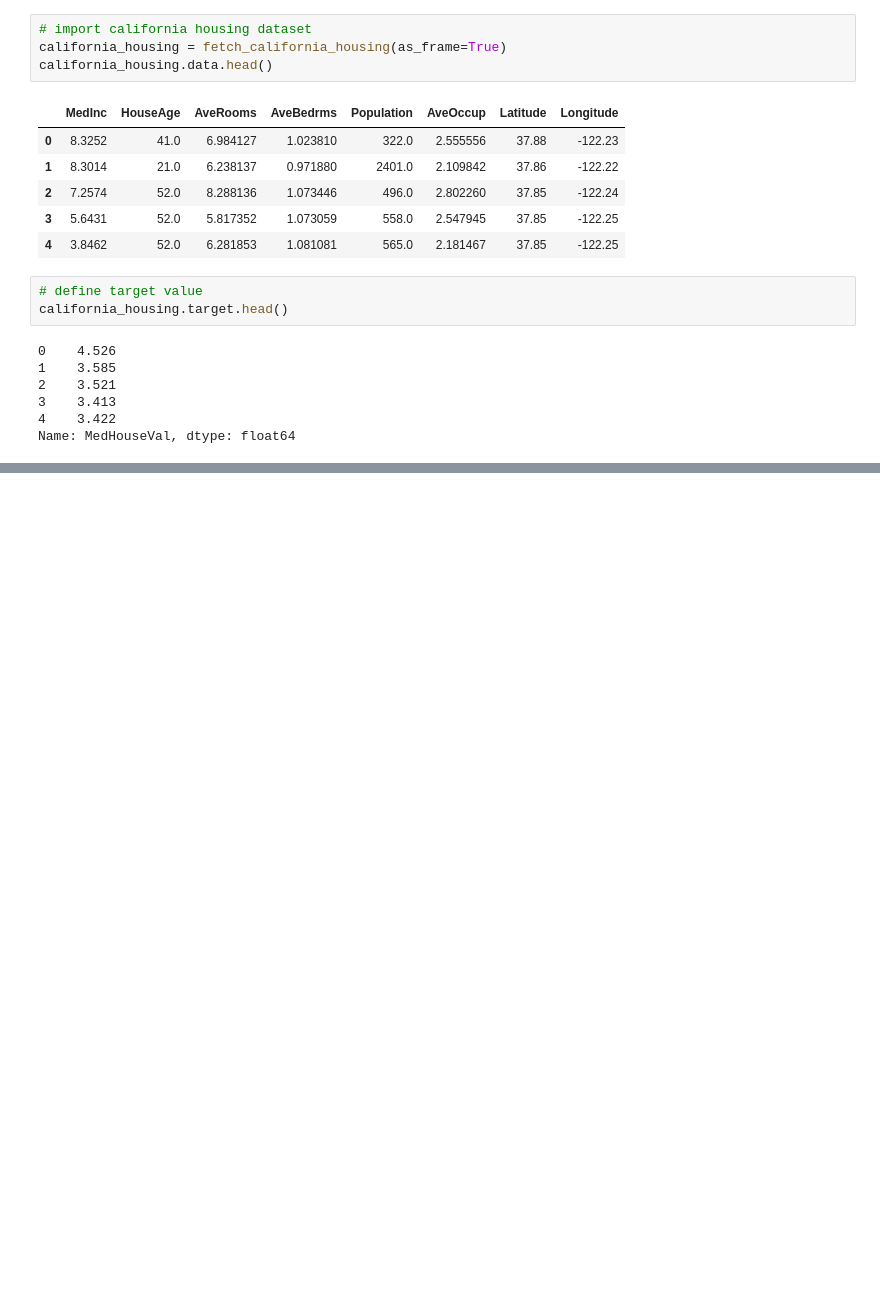
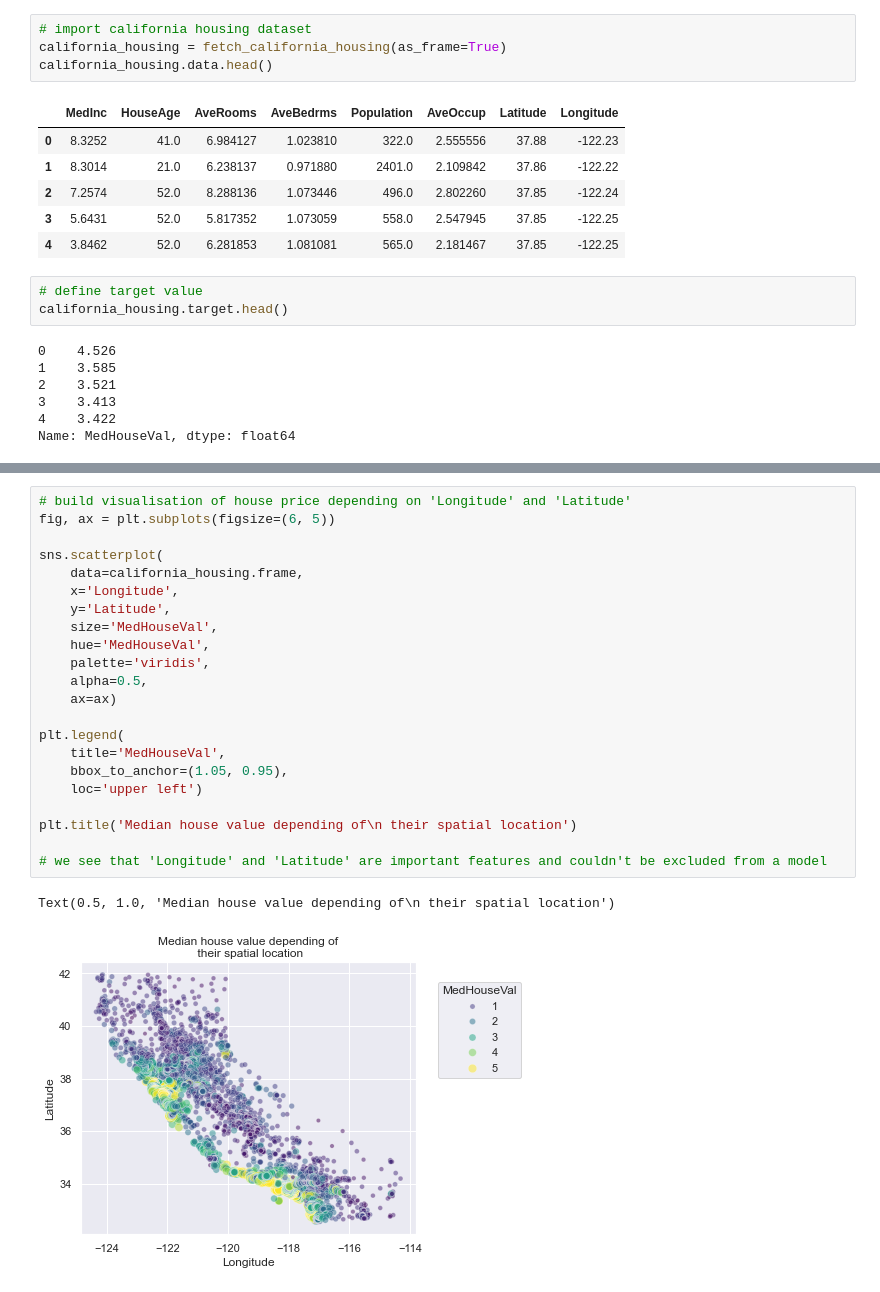
Before and after one commit to LesyaTkachuk/goit-machine-learning-msds, a Jupyter notebook: dz_mod_04_oleksandra_tkachuk.ipynb, the cells around one changed output, grey strips where cells are left out. Drawn from its saved outputs; the diff is of its cells as text; blank space fills up the shorter version.

```diff
--- a/dz_mod_04_oleksandra_tkachuk.ipynb
+++ b/dz_mod_04_oleksandra_tkachuk.ipynb
@@ -131,2 +121,27 @@ Name: AveRooms, dtype: float64
+# %%
+# build visualisation of house price depending on 'Longitude' and 'Latitude'
+fig, ax = plt.subplots(figsize=(6, 5))
+
+sns.scatterplot(
+    data=california_housing.frame,
+    x='Longitude',
+    y='Latitude',
+    size='MedHouseVal',
+    hue='MedHouseVal',
+    palette='viridis',
+    alpha=0.5,
+    ax=ax)
+
+plt.legend(
+    title='MedHouseVal',
+    bbox_to_anchor=(1.05, 0.95),
+    loc='upper left')
+
+plt.title('Median house value depending of\n their spatial location')
+
+# we see that 'Longitude' and 'Latitude' are important features and couldn't be excluded from a model
+# %% [output]
+Text(0.5, 1.0, 'Median house value depending of\n their spatial location')
+[figure, added]
 # %%
 # build correlation matrix
```
Also changed, not shown: parts of 15 cells of this notebook, 3 other files.
